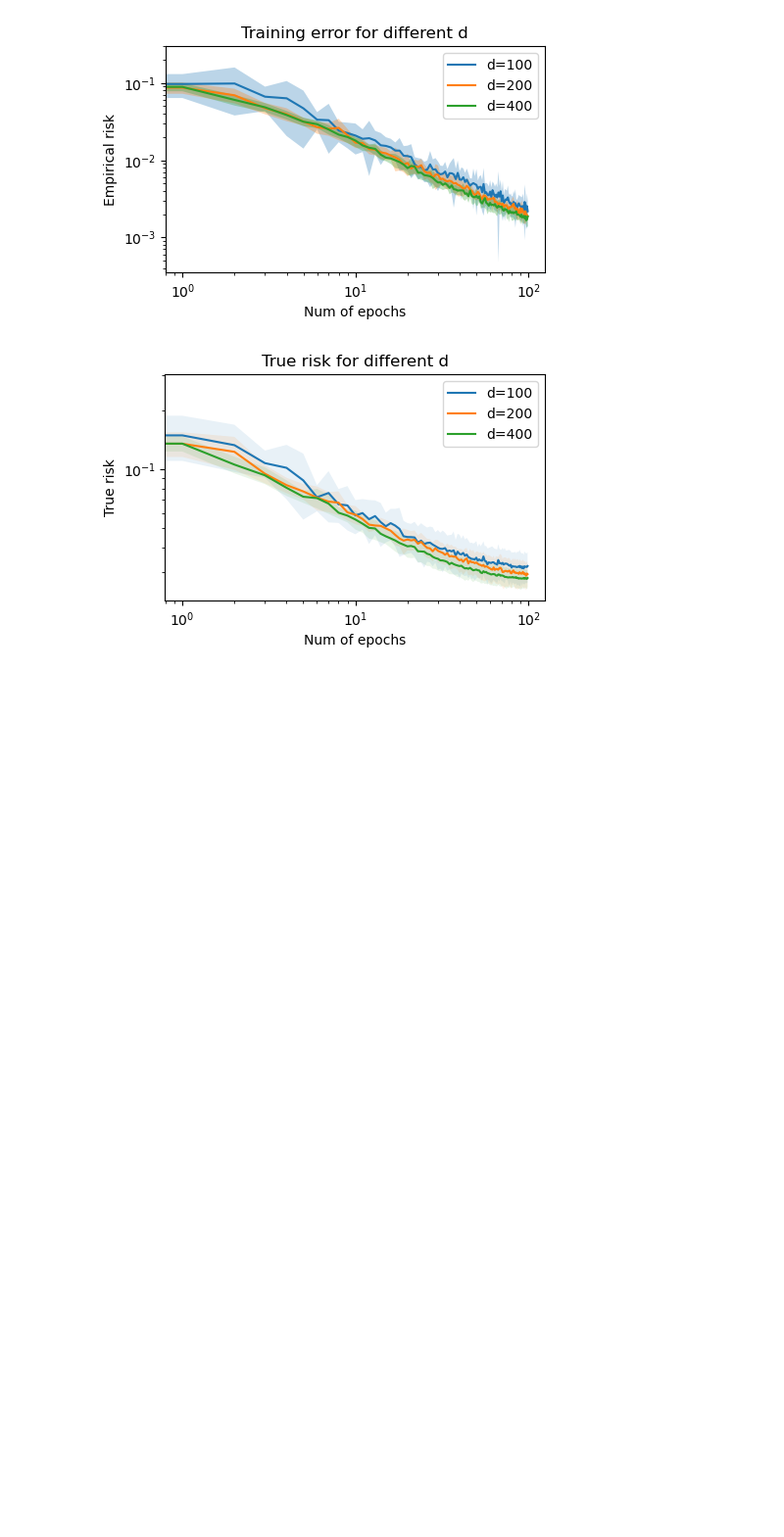
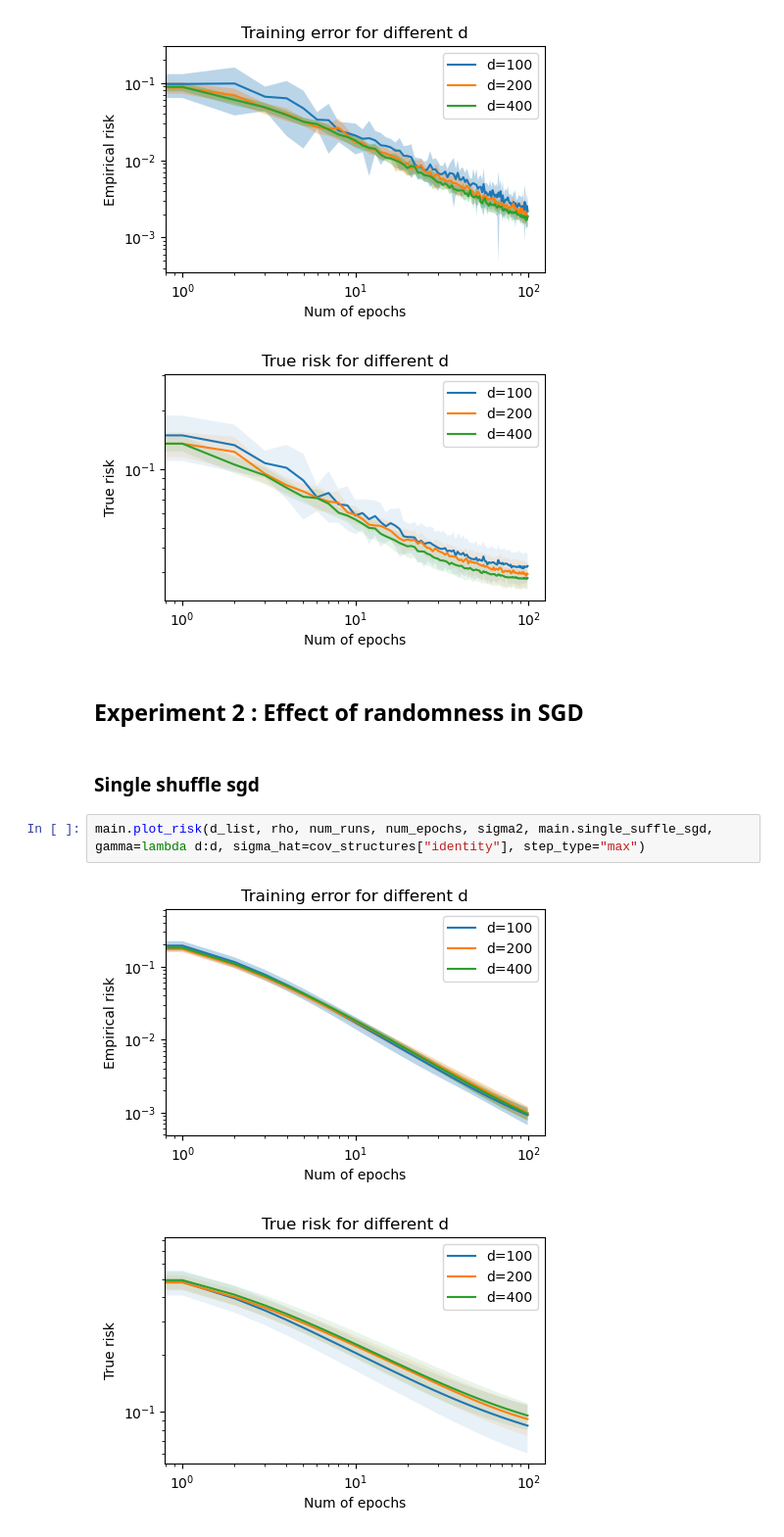
Before and after one commit to mikemikezhu/MATH562_FinalProject, a Jupyter notebook: Component1/experiment_component1.ipynb, the cells around one changed output. Shown at 98% size. Drawn from its saved outputs; the diff is of its cells as text; blank space fills up the shorter version.

Commit message:
Added experiments for experiment 2 and also some experiments for experiment 3

```diff
--- a/Component1/experiment_component1.ipynb
+++ b/Component1/experiment_component1.ipynb
@@ -64,3 +67,12 @@ main.plot_risk(d_list, rho, num_runs, num_epochs, sigma2, main.run_sgd, gamma=la
 # %% [output]
 [figure]
 [figure]
+# %% [markdown]
+## Experiment 2 : Effect of randomness in SGD
+# %% [markdown]
+### Single shuffle sgd
+# %%
+main.plot_risk(d_list, rho, num_runs, num_epochs, sigma2, main.single_suffle_sgd, gamma=lambda d:d, sigma_hat=cov_structures["identity"], step_type="max")
+# %% [output]
+[figure, added]
+[figure, added]
```
Also changed, not shown: parts of 6 cells of this notebook.
